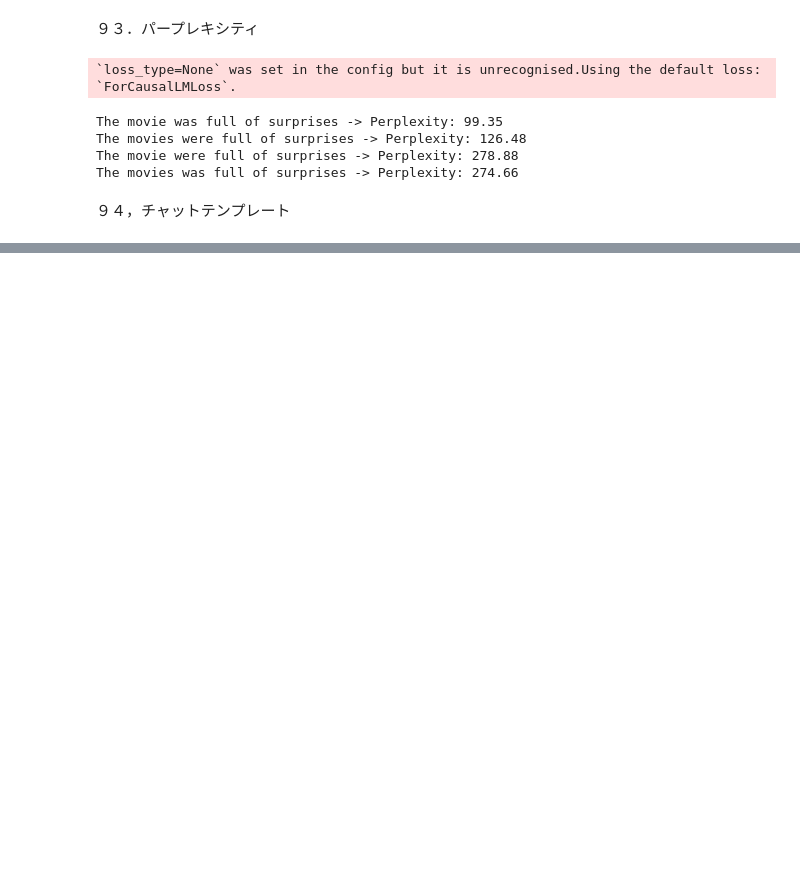
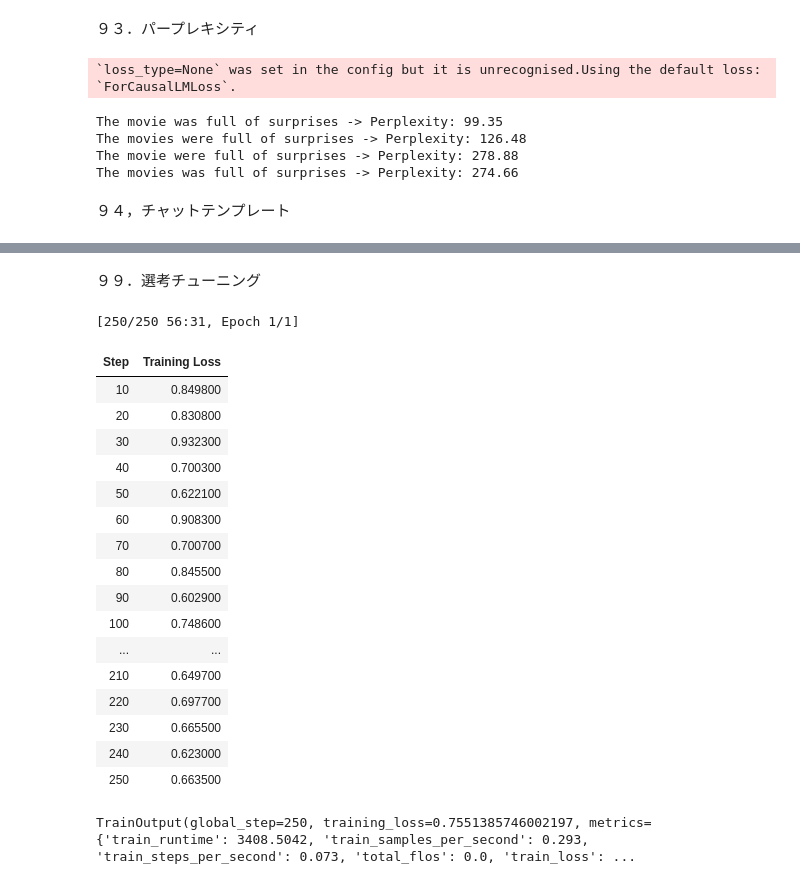
Before and after one commit to yuya-omasa/100, a Jupyter notebook: 10/10.ipynb, the cells around one changed output, grey strips where cells are left out. Cells and saved outputs as stored; diff of their text form; code cells hidden in the pictures; blank space fills up the shorter version.

```diff
--- a/10/10.ipynb
+++ b/10/10.ipynb
@@ -164,0 +427,74 @@ How are
+# %% [markdown]
+９９．選考チューニング
+# %%
+from trl import DPOTrainer, DPOConfig
+from datasets import load_dataset
+from transformers import AutoTokenizer, AutoModelForCausalLM
+import os
+
+os.environ["CUDA_VISIBLE_DEVICES"] = "0"
+os.environ["NCCL_P2P_DISABLE"] = "1"
+os.environ["NCCL_IB_DISABLE"] = "1"
+os.environ["NCCL_DEBUG"] = "INFO"
+
+# モデル・トークナイザー準備
+model_name = "gpt2"
+tokenizer = AutoTokenizer.from_pretrained(model_name)
+tokenizer.pad_token = tokenizer.eos_token
+
+model = AutoModelForCausalLM.from_pretrained(model_name)
+model.resize_token_embeddings(len(tokenizer))
+
+tokenizer.pad_token = tokenizer.eos_token
+
+# データセット読み込みと整形
+dataset = load_dataset("Anthropic/hh-rlhf", split="train[:1000]")  # 小規模にする例
+
+# カラム名を正しくマッピング
+dataset = dataset.map(lambda x: {
+    "prompt": "Please provide a helpful and honest answer.",
+    "chosen": x["chosen"],
+    "rejected": x["rejected"]
+}, remove_columns=dataset.column_names)
+
+# DPO設定
+config = DPOConfig(
+
+    beta=0.1,
+    learning_rate=5e-5,
+    per_device_train_batch_size=4,
+    num_train_epochs=1,
+    logging_steps=10,
+    padding_value=tokenizer.pad_token_id,
+    no_cuda=True
+)
+
+# Trainerで学習
+trainer = DPOTrainer(
+    model=model,
+    ref_model=None,
+    args=config,
+    train_dataset=dataset
+)
+
+trainer.train()
+# %% [output]
+[250/250 56:31, Epoch 1/1]
+| Step | Training Loss |
+| 10 | 0.849800 |
+| 20 | 0.830800 |
+| 30 | 0.932300 |
+| 40 | 0.700300 |
+| 50 | 0.622100 |
+| 60 | 0.908300 |
+| 70 | 0.700700 |
+| 80 | 0.845500 |
+| 90 | 0.602900 |
+| 100 | 0.748600 |
+| ... | ... |
+| 210 | 0.649700 |
+| 220 | 0.697700 |
+| 230 | 0.665500 |
+| 240 | 0.623000 |
+| 250 | 0.663500 |
+TrainOutput(global_step=250, training_loss=0.7551385746002197, metrics={'train_runtime': 3408.5042, 'train_samples_per_second': 0.293, 'train_steps_per_second': 0.073, 'total_flos': 0.0, 'train_loss': ...
```
Also changed, not shown: parts of 11 cells of this notebook.
